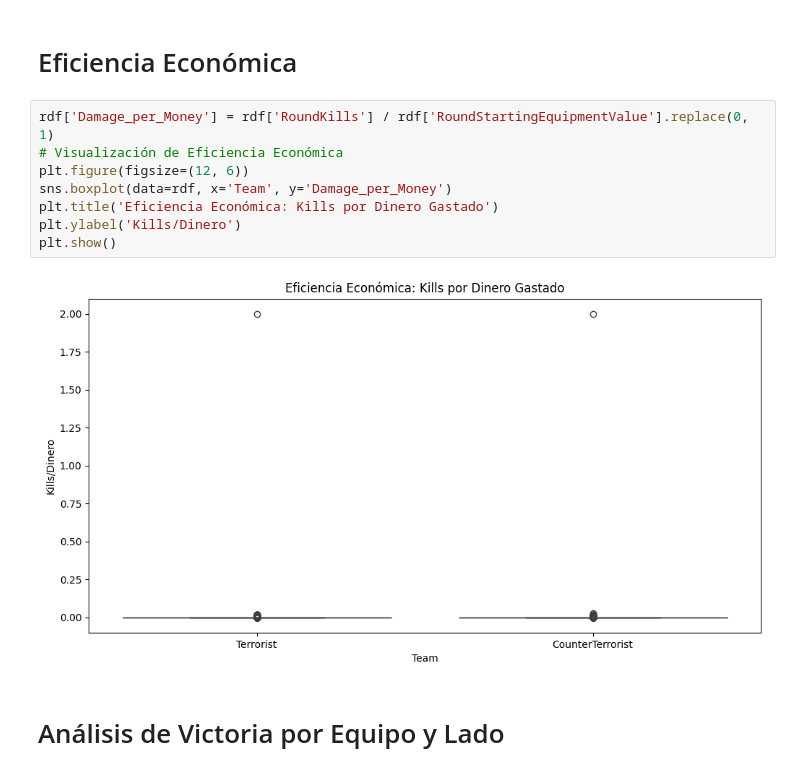
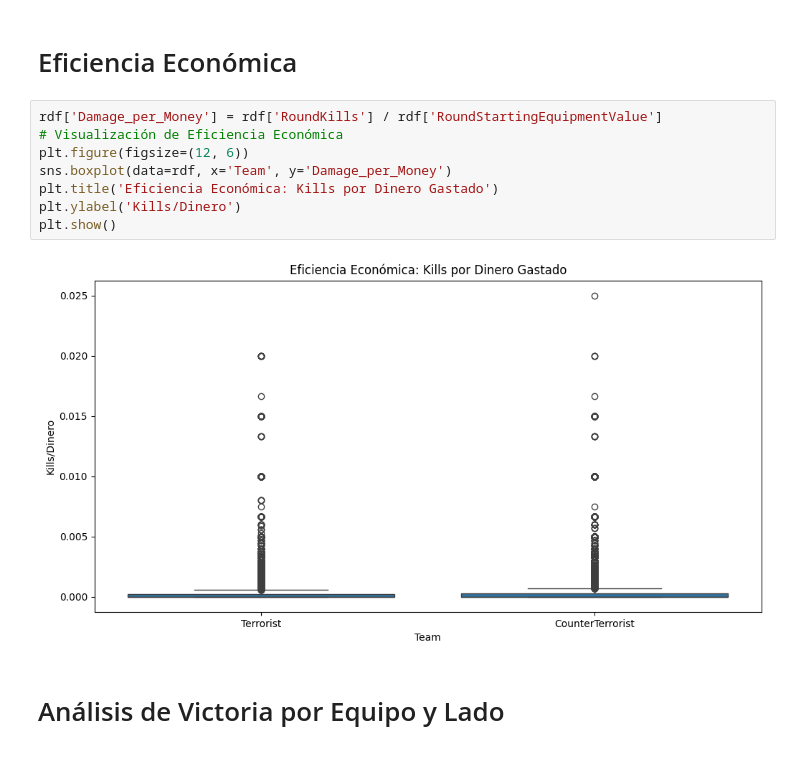
Before and after one commit to lonelystar16/fund-machinelearning, a Jupyter notebook: Informe Tecnico.ipynb, the cells around one changed output. Cells and saved outputs as stored; diff of their text form.

```diff
--- a/Informe Tecnico.ipynb
+++ b/Informe Tecnico.ipynb
@@ -357,15 +231,15 @@ plt.show()
 # %% [markdown]
 # Eficiencia Económica
 # %%
-rdf['Damage_per_Money'] = rdf['RoundKills'] / rdf['RoundStartingEquipmentValue'].replace(0, 1)
+rdf['Damage_per_Money'] = rdf['RoundKills'] / rdf['RoundStartingEquipmentValue']
 # Visualización de Eficiencia Económica
 plt.figure(figsize=(12, 6))
 sns.boxplot(data=rdf, x='Team', y='Damage_per_Money')
 plt.title('Eficiencia Económica: Kills por Dinero Gastado')
 plt.ylabel('Kills/Dinero')
 plt.show()
 # %% [output]
-[figure, old version]
+[figure, new version]
 # %% [markdown]
 # Análisis de Victoria por Equipo y Lado
 # %%
```
Also changed, not shown: parts of 30 cells of this notebook.
